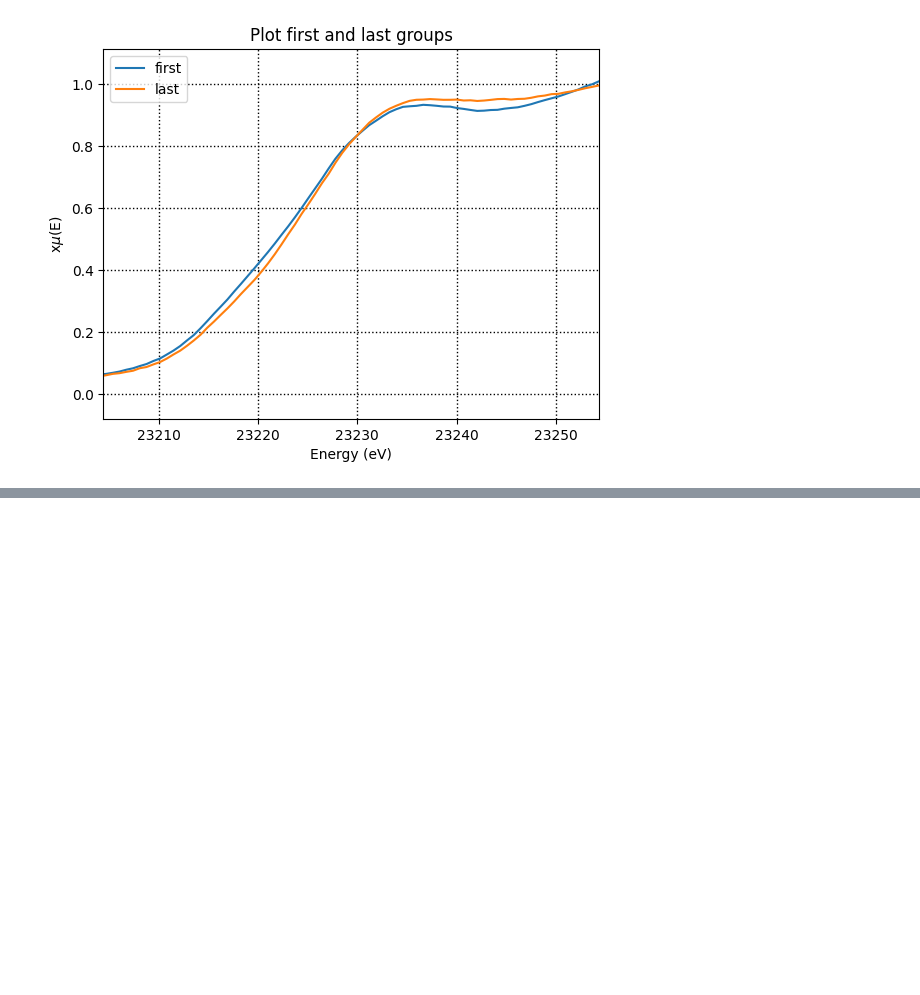
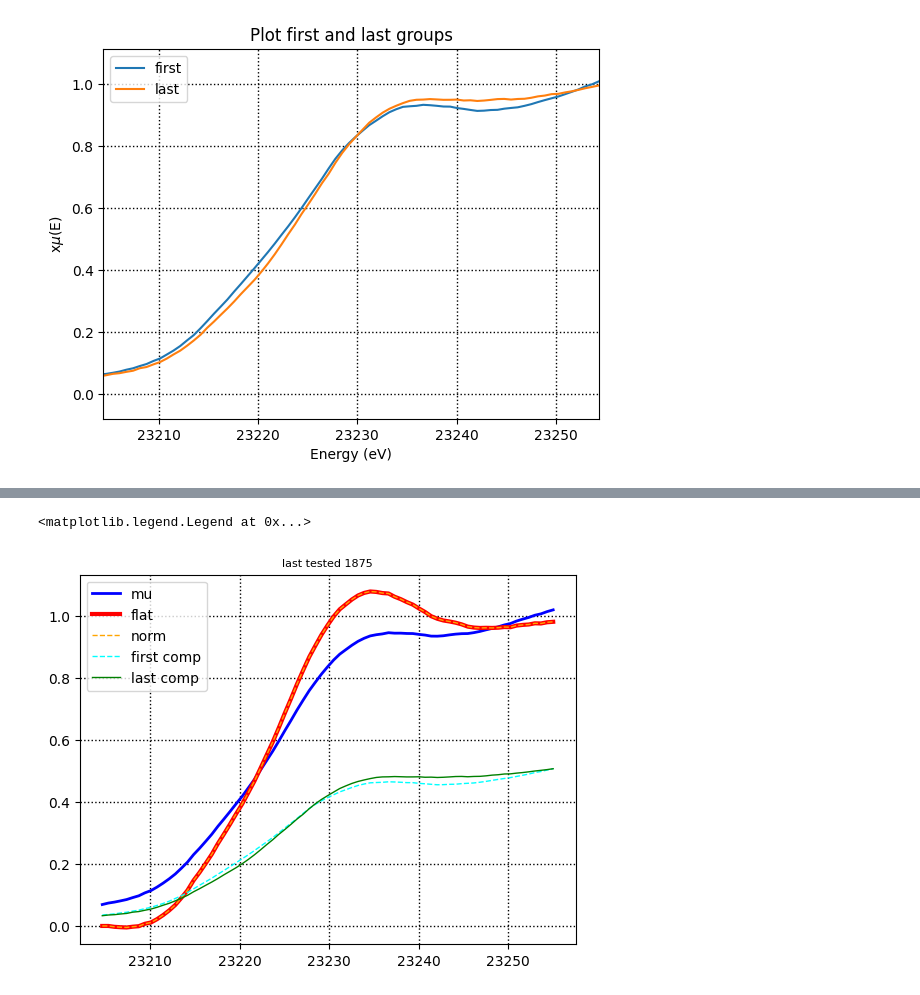
Before and after one commit to scman1/advanced_xafs, a Jupyter notebook: lcf_analiser/LCF_Analysis.ipynb, the cells around one changed output, grey strips where cells are left out. Saved outputs shown, nothing was run; the diff lists cells and outputs as text; code cells hidden in the pictures; blank space fills up the shorter version.

Commit message:
plot components too

```diff
--- a/lcf_analiser/LCF_Analysis.ipynb
+++ b/lcf_analiser/LCF_Analysis.ipynb
@@ -339,0 +203,14 @@ rh4co_ox_00005 R Factor:         0.0000
+# %%
+last_tested = list(tested.keys())[-1]
+plt.plot(tested[last_tested][1].energy, tested[last_tested][1].mu, label="mu", linewidth=2,color='blue')
+plt.plot(tested[last_tested][1].energy, tested[last_tested][1].flat, label="flat", linewidth=3, color='red')
+plt.plot(tested[last_tested][1].energy, tested[last_tested][1].norm, label="norm", linewidth=1, color='orange',linestyle='--')
+plt.plot(tested[last_tested][1].energy, tested[last_tested][1].ycomps['first'], label="first comp", linewidth=1, color='cyan',linestyle='--')
+plt.plot(tested[last_tested][1].energy, tested[last_tested][1].ycomps['last'], label="last comp", linewidth=1, color='green',linestyle='-')
+
+plt.grid(color='black', linestyle=':', linewidth=1) #show and format grid
+plt.title(f"last tested {last_tested}", fontsize=8)
+plt.legend() # show legend
+# %% [output]
+<matplotlib.legend.Legend at 0x...>
+[figure, added]
```
Also changed, not shown: parts of 11 cells of this notebook, 1 other file.
